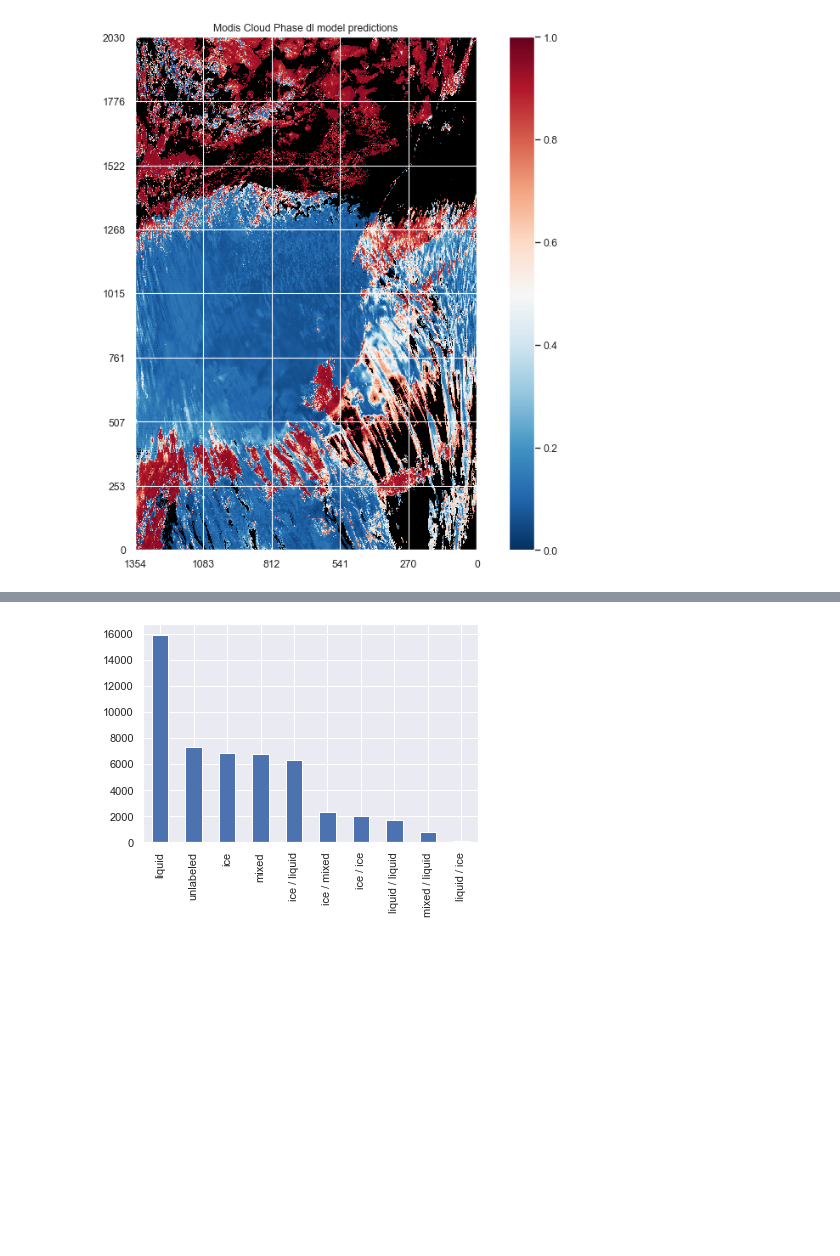
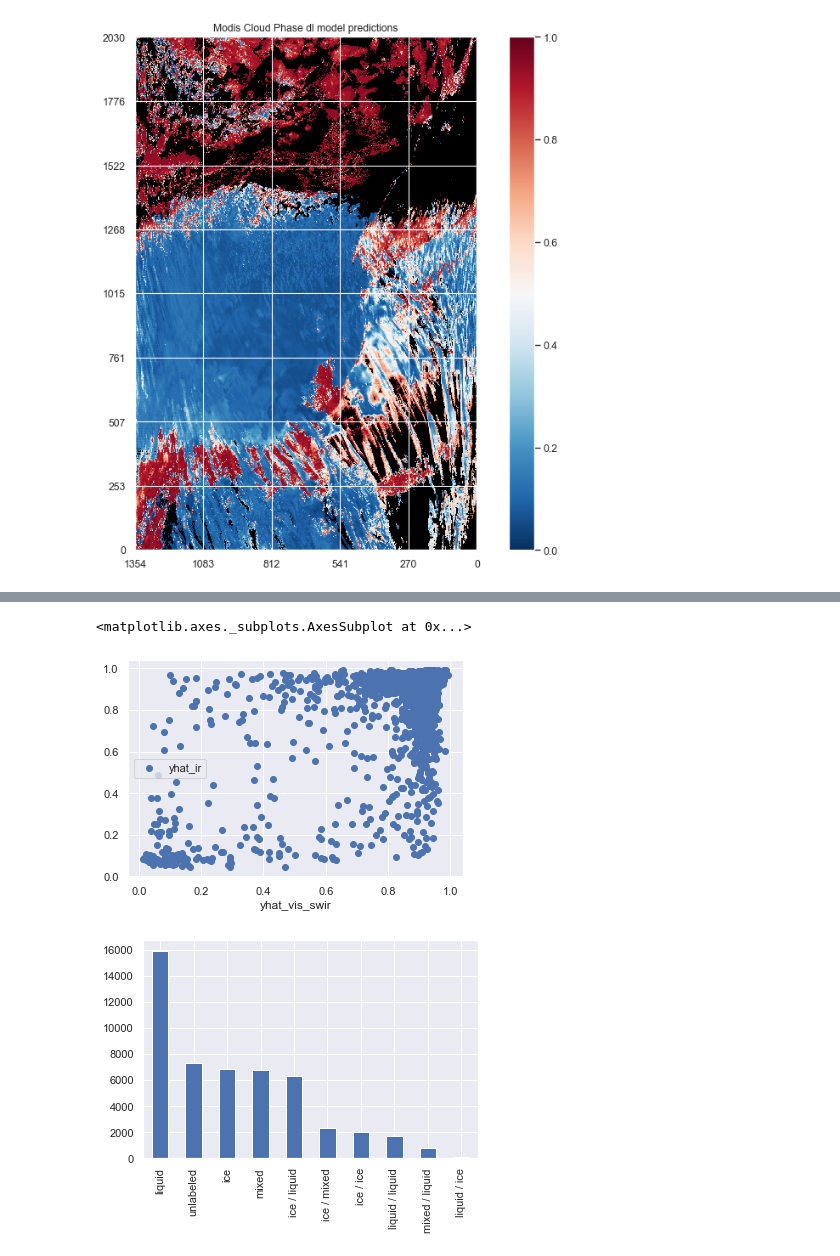
Before and after one commit to benjamin-hg-marchant/ml-dl-modis-multilayer-clouds, a Jupyter notebook: docs/dl_monolayer_liquid_and_ice_clouds.ipynb, the cells around one changed output, grey strips where cells are left out. Cells and saved outputs as stored; diff of their text form; code cells hidden in the pictures; blank space fills up the shorter version.

```diff
--- a/docs/dl_monolayer_liquid_and_ice_clouds.ipynb
+++ b/docs/dl_monolayer_liquid_and_ice_clouds.ipynb
@@ -815,3 +903,8 @@ plot_modis_granule_dl_model_prediction_function(modis_y_prob, 'Modis Cloud Phase
+# %%
+test_db_tmp[ test_db_tmp['label 2'] == 'liquid' ].plot(x='yhat_vis_swir', y='yhat_ir', style='o')
+# %% [output]
+<matplotlib.axes._subplots.AxesSubplot at 0x...>
+[figure, added]
 # %%
 df['label 2'][ df['surface_flag'] == 0 ].value_counts().plot(kind='bar')
 
```
Also changed, not shown: parts of 12 cells of this notebook, 1 other file.
